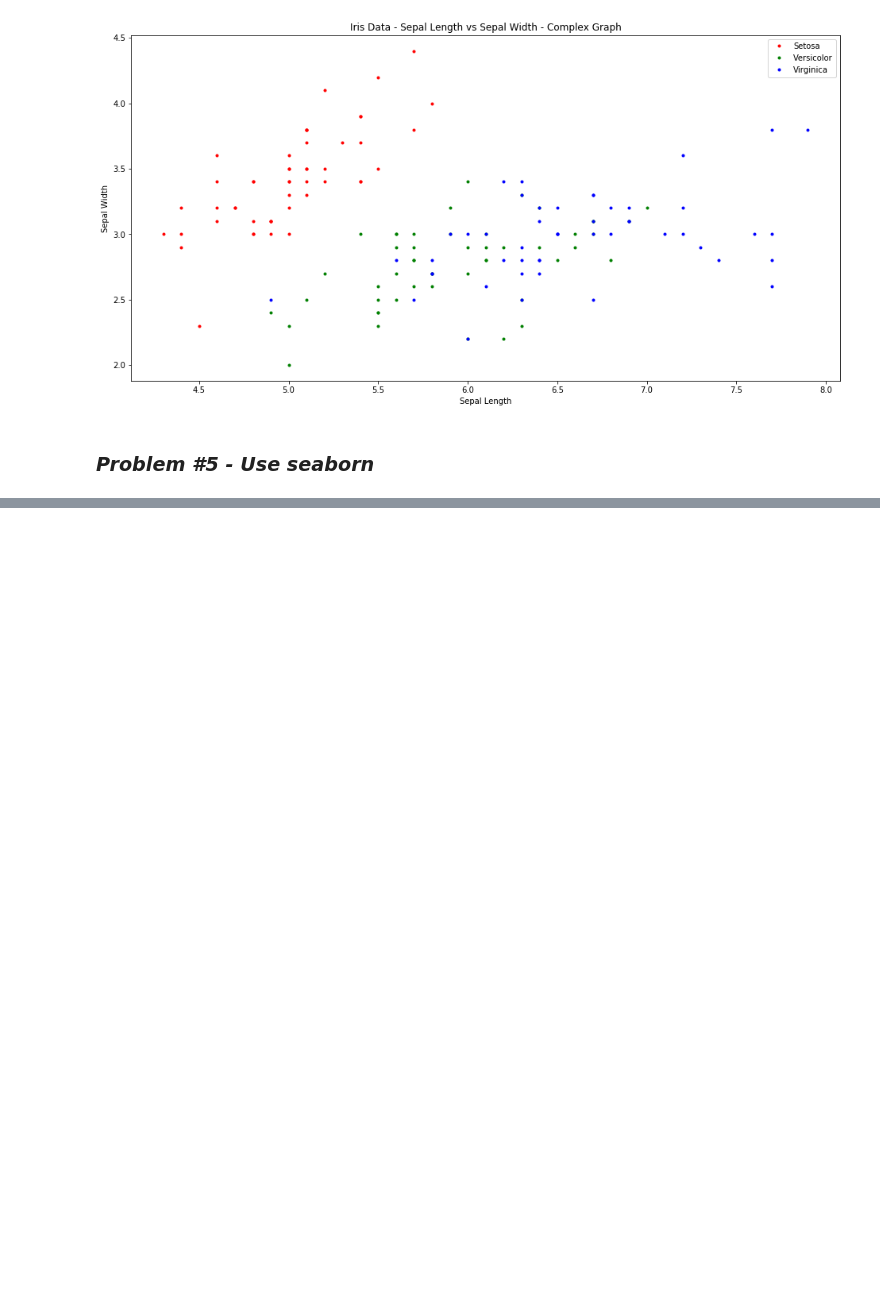
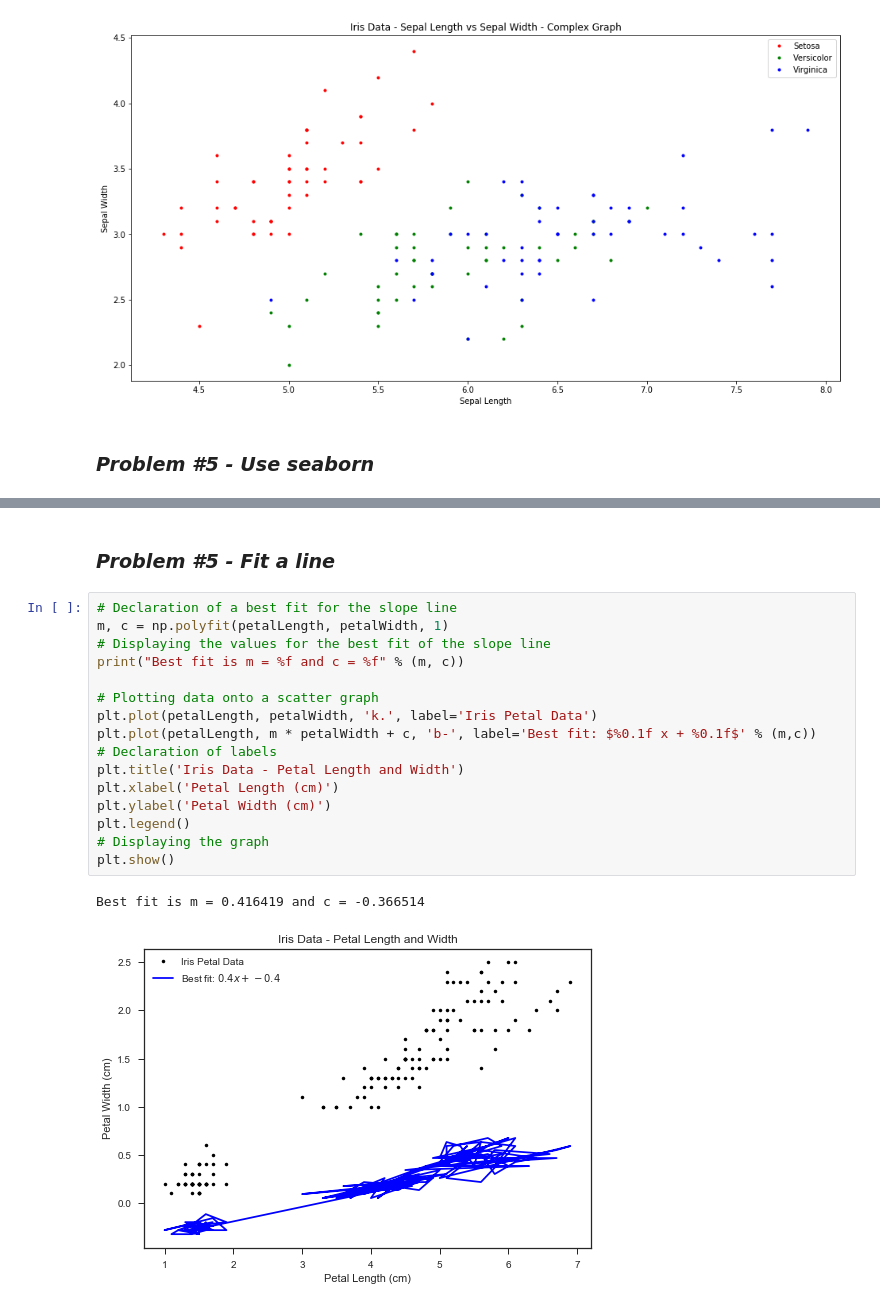
Before and after one commit to SnoW246/Emerging-Technologies, a Jupyter notebook: Jupyter, Numpy & Pyplot/Iris-Data-Set.ipynb, the cells around one changed output, grey strips where cells are left out. Saved outputs shown, nothing was run; the diff lists cells and outputs as text; blank space fills up the shorter version.

Commit message:
Problem #6 Finished
Fitted a line but it didnt display properly, even resetting the jupyter
notebook didnt help it.  Best fit values do not match the plotted line
for some reason

```diff
--- a/Jupyter, Numpy & Pyplot/Iris-Data-Set.ipynb
+++ b/Jupyter, Numpy & Pyplot/Iris-Data-Set.ipynb
@@ -113,0 +113,21 @@ plt.show()
+# %% [markdown]
+### *Problem #5 - Fit a line*
+# %%
+# Declaration of a best fit for the slope line
+m, c = np.polyfit(petalLength, petalWidth, 1)
+# Displaying the values for the best fit of the slope line
+print("Best fit is m = %f and c = %f" % (m, c))
+
+# Plotting data onto a scatter graph
+plt.plot(petalLength, petalWidth, 'k.', label='Iris Petal Data')
+plt.plot(petalLength, m * petalWidth + c, 'b-', label='Best fit: $%0.1f x + %0.1f$' % (m,c))
+# Declaration of labels
+plt.title('Iris Data - Petal Length and Width')
+plt.xlabel('Petal Length (cm)')
+plt.ylabel('Petal Width (cm)')
+plt.legend()
+# Displaying the graph
+plt.show()
+# %% [output]
+Best fit is m = 0.416419 and c = -0.366514
+[figure, added]
```
Also changed, not shown: parts of 1 cell of this notebook.
